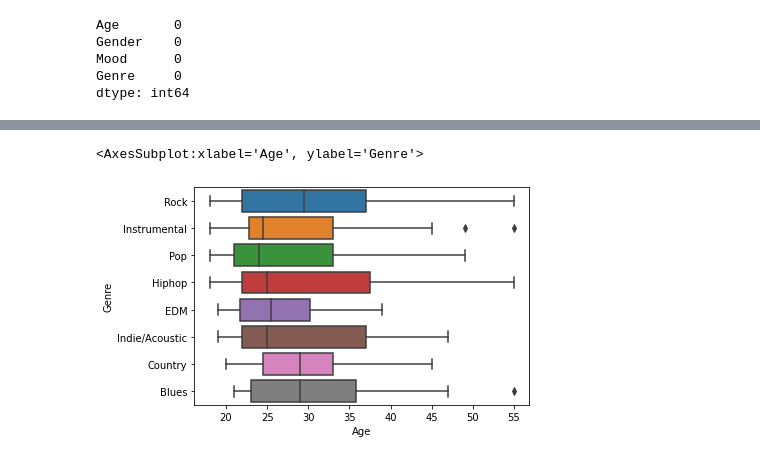
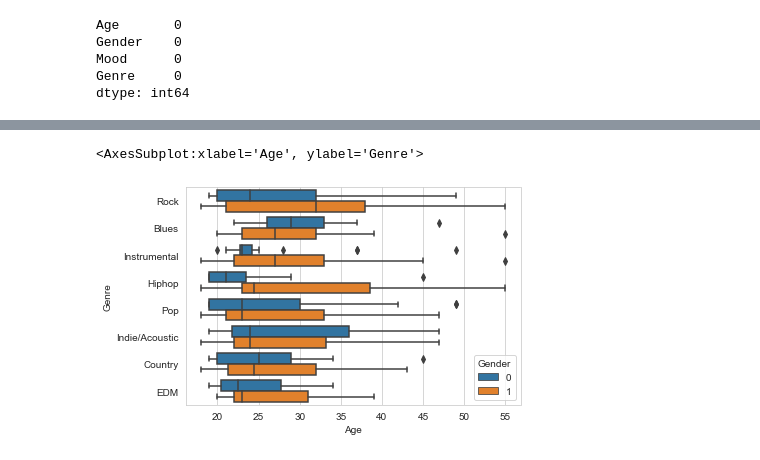
Before and after one commit to NAyeshaKhan/Music_Recommendation_App, a Jupyter notebook: MusicApp/Test Music AI.ipynb, the cells around one changed output, grey strips where cells are left out. Saved outputs shown, nothing was run; the diff lists cells and outputs as text; code cells hidden in the pictures.

```diff
--- a/MusicApp/Test Music AI.ipynb
+++ b/MusicApp/Test Music AI.ipynb
@@ -111,5 +154,6 @@ Text(0.5, 1.0, 'Count of demographics in dataset:')
 # %%
-sns.boxplot(x='Age',y='Genre',data=df)
+#Boxplot between Age and Genre, coloured by Gender
+sns.boxplot(x='Age',y='Genre',hue='Gender',data=df)
 # %% [output]
 <AxesSubplot:xlabel='Age', ylabel='Genre'>
-[figure, old version]
+[figure, new version]
```
Also changed, not shown: parts of 26 cells of this notebook, 19 other files.
